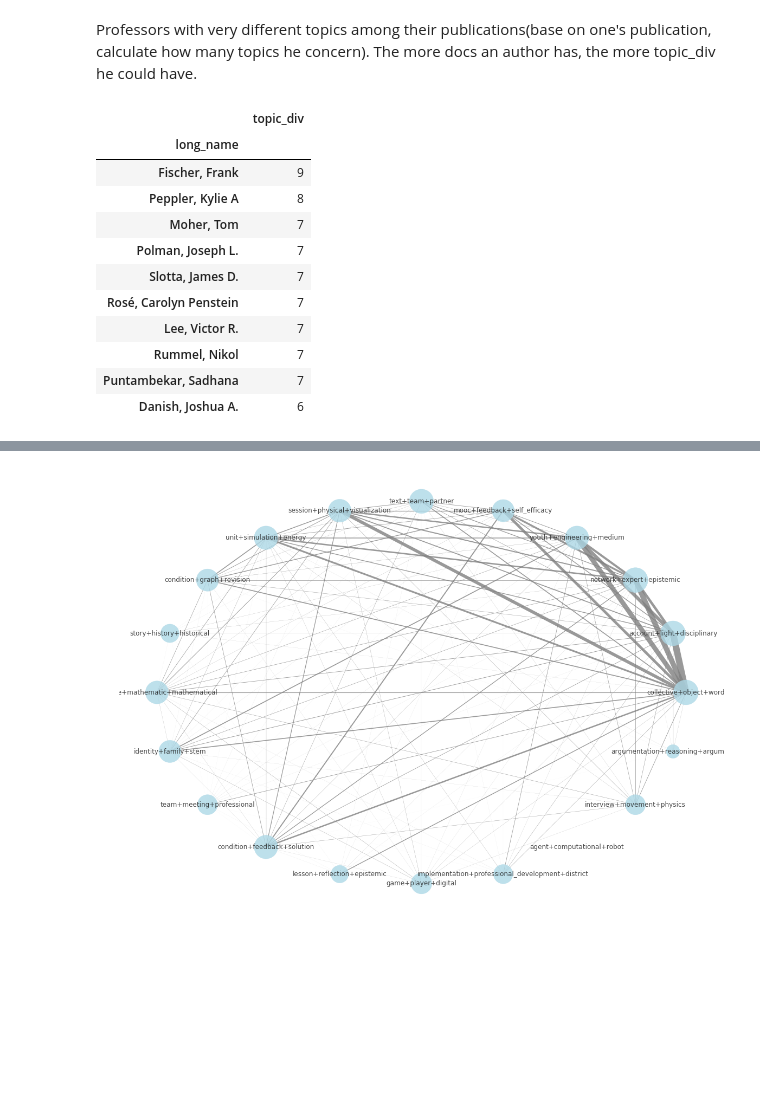
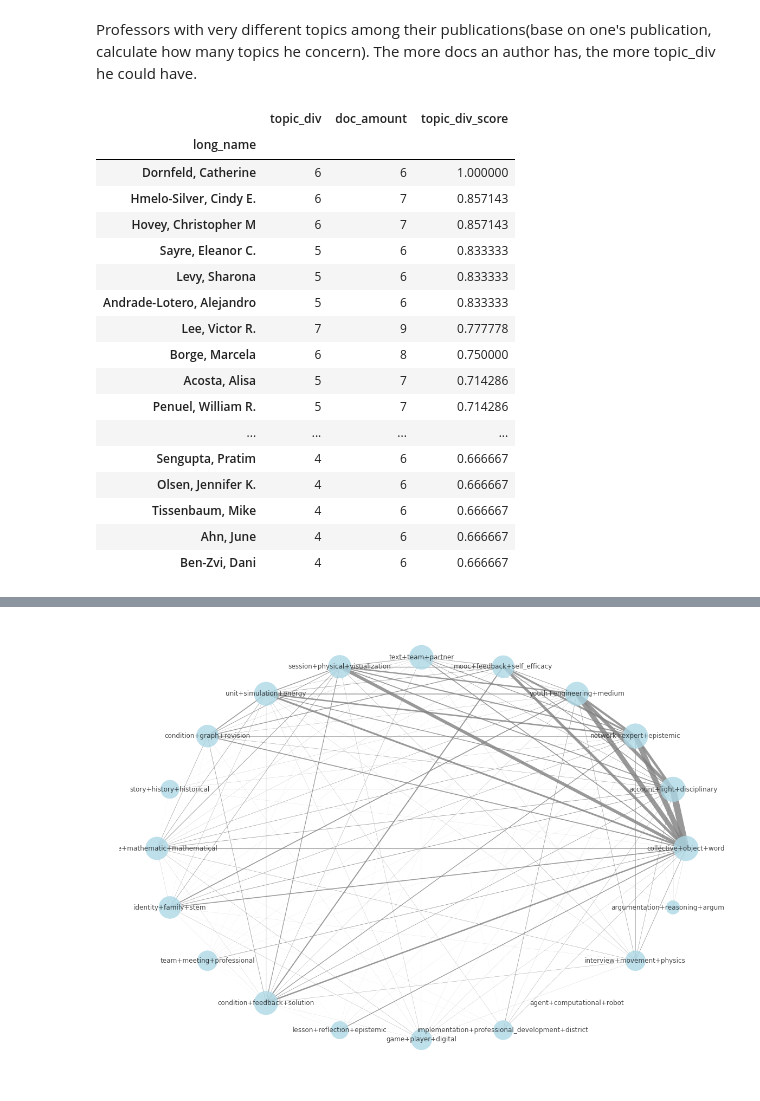
Before and after one commit to sting1000/semester-project, a Jupyter notebook: Topic Modeling.ipynb, the cells around one changed output, grey strips where cells are left out. Cells and saved outputs as stored; diff of their text form; code cells hidden in the pictures; blank space fills up the shorter version.

```diff
--- a/Topic Modeling.ipynb
+++ b/Topic Modeling.ipynb
@@ -437,8 +449,22 @@ def compute_coherence_values(dictionary, corpus, texts, limit, start=2, step=3):
 # Can take a long time to run.
 model_list, coherence_values = compute_coherence_values(dictionary=id2word, corpus=corpus, texts=data_lemmatized, start=5, limit=50, step=3)
 # %%
+#Set parameter
+print("start:")
+start = widgets.IntText(5)
+display(start)
+print("limit:")
+limit = widgets.IntText(50)
+display(limit)
+print("step:")
+step = widgets.IntText(3)
+display(step)
+
+# Can take a long time to run.
+model_list, coherence_values = compute_coherence_values(dictionary=id2word, corpus=corpus, texts=data_lemmatized, start=start.value, limit=limit.value, step=step.value)
+
 # Show graph
-limit=50; start=5; step=3;
+limit=limit.value; start=start.value; step=step.value;
 x = range(start, limit, step)
 plt.plot(x, coherence_values)
 plt.xlabel("Num Topics")
@@ -1296,0 +1307,12 @@ df_MinSim_num.sort_values(by = 'div_num', ascending=False).head(30)
+# %%
+
+pd.options.display.max_rows
+pd.set_option('display.max_colwidth', -1)
+
+df_MinSim_num = pd.DataFrame(author_data.groupby(['title']).apply(cal_MinSim))
+df_MinSim_num.columns = ['div_num']
+df_MinSim_num = df_MinSim_num.sort_values(by = 'div_num', ascending=False)
+df_MinSim_num = df_MinSim_num.merge(pd.DataFrame(author_data.groupby('title').long_name.apply(list)).merge(pd.DataFrame(author_data.groupby('title').agg('count').id), left_index=True, right_index=True)
+                    , left_index=True, right_index=True)
+df_MinSim_num.columns = ['div_num','name_list', 'count']
+df_MinSim_num.head(30)
@@ -1297,6 +1359,8 @@ df_MinSim_num.sort_values(by = 'div_num', ascending=False).head(30)
 # %% [markdown]
 To be more clear, we also try to connect document with topic through optimum mallet topic model we generate before.
 # %%
+pd.set_option('display.max_colwidth', 50)
+
 df_MinSim_num =  df_MinSim_num.reset_index().merge(df_dominant_topic.merge(author_data[['title', 'id']].drop_duplicates(), left_on='Document_No', right_on='id'), on='title')
 df_MinSim_num['topic_lable'] = df_MinSim_num.Dominant_Topic.apply(lambda x: topic_labels[int(x)])
 df_MinSim_num.head()
@@ -1332,20 +1396,30 @@ g
 # %% [markdown]
 Professors with very different topics among their publications(base on one's publication, calculate how many topics he concern). The more docs an author has, the more topic_div he could have.
 # %%
-author_topicDiv= author_data[['title', 'id', 'long_name']].merge(df_dominant_topic, left_on='id', right_on='Document_No' )\
+author_topicDiv = author_data[['title', 'id', 'long_name']].merge(df_dominant_topic, left_on='id', right_on='Document_No' )\
                 .groupby(['long_name']).Dominant_Topic.nunique().to_frame()
 author_topicDiv.columns = ['topic_div']
-author_topicDiv.sort_values(by = 'topic_div', ascending=False).head(10)
+author_topicDiv = author_topicDiv.sort_values(by = 'topic_div', ascending=False)
+author_topicDiv = author_topicDiv.merge(pd.DataFrame(author_data.groupby('long_name').agg('count').id), left_index=True, right_index=True)
+author_topicDiv.columns = ['topic_div', 'doc_amount']
+author_topicDiv['topic_div_score'] = author_topicDiv.topic_div/author_topicDiv.doc_amount
+author_topicDiv[author_topicDiv.doc_amount>5].sort_values(by='topic_div_score', ascending=False).head(20)
 # %% [output]
-|  | topic_div |
-| long_name |  |
-| Fischer, Frank | 9 |
-| Peppler, Kylie A | 8 |
-| Moher, Tom | 7 |
-| Polman, Joseph L. | 7 |
-| Slotta, James D. | 7 |
-| Rosé, Carolyn Penstein | 7 |
-| Lee, Victor R. | 7 |
-| Rummel, Nikol | 7 |
-| Puntambekar, Sadhana | 7 |
-| Danish, Joshua A. | 6 |
+|  | topic_div | doc_amount | topic_div_score |
+| long_name |  |  |  |
+| Dornfeld, Catherine | 6 | 6 | 1.000000 |
+| Hmelo-Silver, Cindy E. | 6 | 7 | 0.857143 |
+| Hovey, Christopher M | 6 | 7 | 0.857143 |
+| Sayre, Eleanor C. | 5 | 6 | 0.833333 |
+| Levy, Sharona | 5 | 6 | 0.833333 |
+| Andrade-Lotero, Alejandro | 5 | 6 | 0.833333 |
+| Lee, Victor R. | 7 | 9 | 0.777778 |
+| Borge, Marcela | 6 | 8 | 0.750000 |
+| Acosta, Alisa | 5 | 7 | 0.714286 |
+| Penuel, William R. | 5 | 7 | 0.714286 |
+| ... | ... | ... | ... |
+| Sengupta, Pratim | 4 | 6 | 0.666667 |
+| Olsen, Jennifer K. | 4 | 6 | 0.666667 |
+| Tissenbaum, Mike | 4 | 6 | 0.666667 |
+| Ahn, June | 4 | 6 | 0.666667 |
+| Ben-Zvi, Dani | 4 | 6 | 0.666667 |
```
Also changed, not shown: parts of 80 cells of this notebook.
